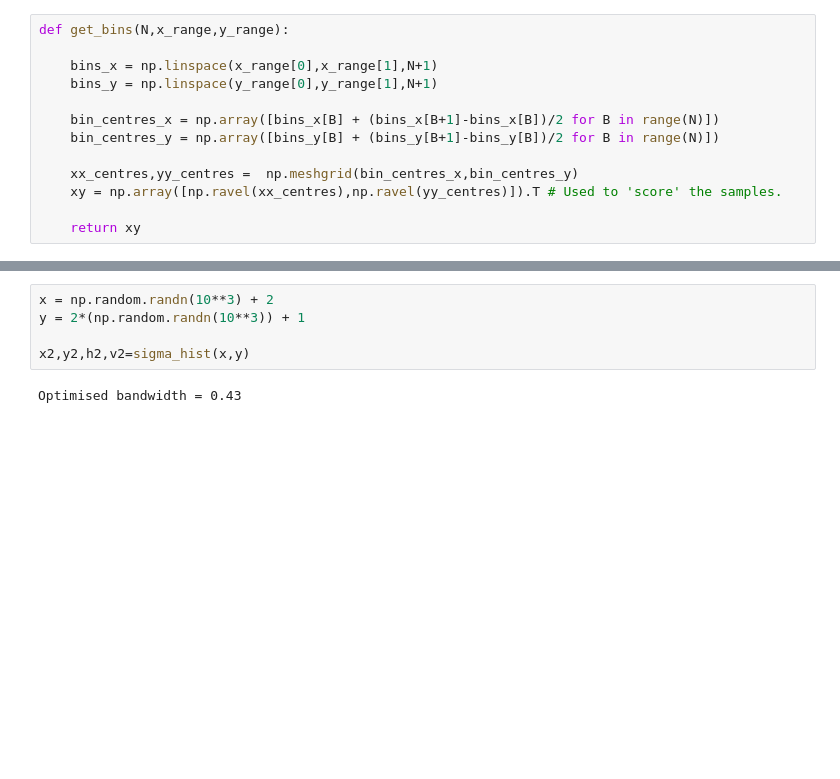
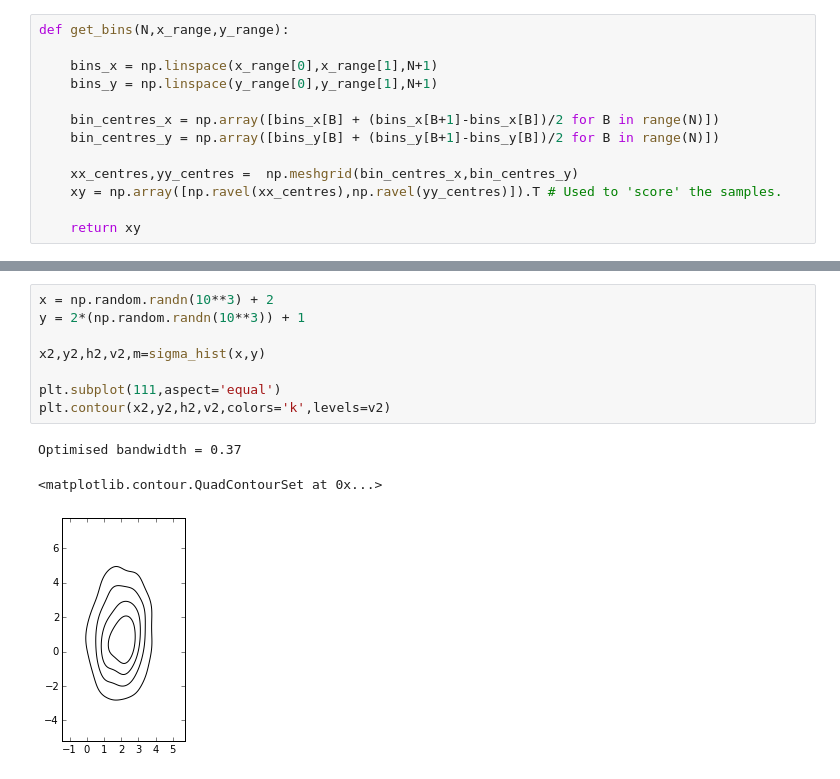
Before and after one commit to bamford/Debiasing-testing, a Jupyter notebook: Plotting_code_notebooks/2d_KDEs_v2.ipynb, the cells around one changed output, grey strips where cells are left out. Cells and saved outputs as stored; diff of their text form; blank space fills up the shorter version.

```diff
--- a/Plotting_code_notebooks/2d_KDEs_v2.ipynb
+++ b/Plotting_code_notebooks/2d_KDEs_v2.ipynb
@@ -117,10 +122,15 @@ def sigma_hist(x,y,N_out=100,levels=[0.2,0.4,0.6,0.8],x_range=None,y_range=None)
 # %%
 x = np.random.randn(10**3) + 2
 y = 2*(np.random.randn(10**3)) + 1
 
-x2,y2,h2,v2=sigma_hist(x,y)
+x2,y2,h2,v2,m=sigma_hist(x,y)
+
+plt.subplot(111,aspect='equal')
+plt.contour(x2,y2,h2,v2,colors='k',levels=v2)
 # %% [output]
-Optimised bandwidth = 0.43
+Optimised bandwidth = 0.37
+<matplotlib.contour.QuadContourSet at 0x...>
+[figure, added]
 # %%
 # Try the contour method w. some real data
 
```
Also changed, not shown: parts of 5 cells of this notebook, 1 other file.
